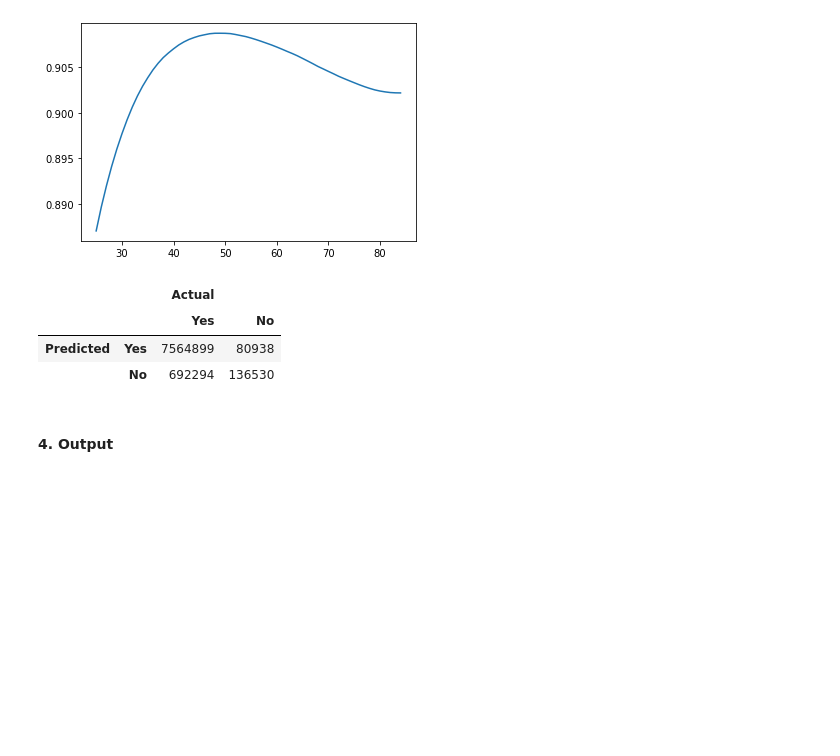
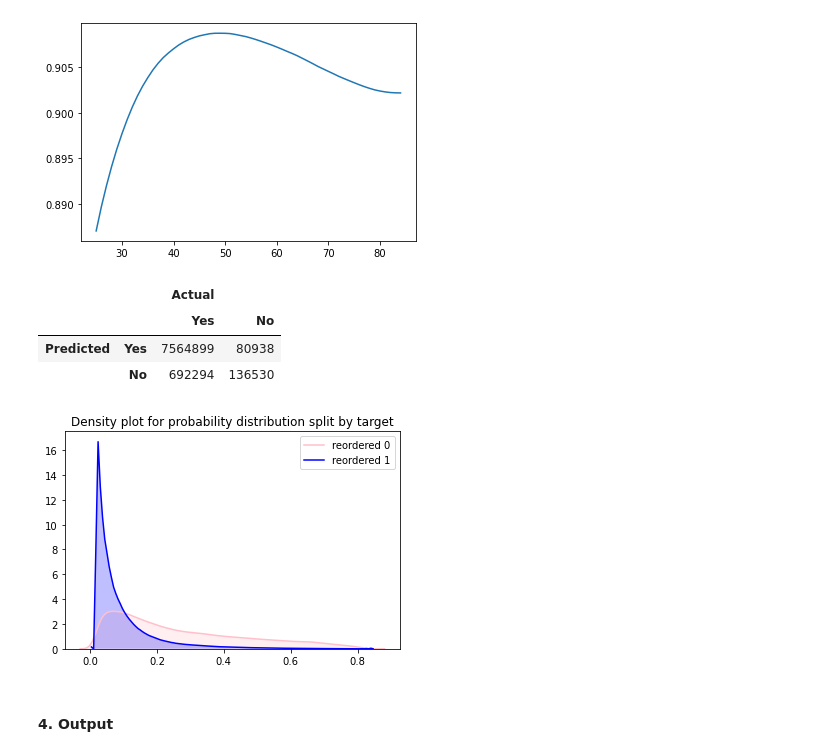
Before and after one commit to SebastienW71/customerAnalysis, a Jupyter notebook: Customer_data_prediction.ipynb, the cells around one changed output. Cells and saved outputs as stored; diff of their text form; code cells hidden in the pictures; blank space fills up the shorter version.

```diff
--- a/Customer_data_prediction.ipynb
+++ b/Customer_data_prediction.ipynb
@@ -335,3 +336,21 @@ cm
 |  |  | Yes | No |
 | Predicted | Yes | 7564899 | 80938 |
 |  | No | 692294 | 136530 |
+# %%
+# distribution plot split by target variable
+
+predicted_proba = xg_2.predict(Dtrain)
+dist_df = pd.DataFrame({
+    'target': y_train,
+    'prob': predicted_proba
+})
+
+sns.kdeplot(dist_df['prob'][dist_df['target'] == 1], color = 'pink', shade = True)
+sns.kdeplot(dist_df['prob'][dist_df['target'] == 0], color = 'blue', shade = True)
+
+plt.legend(['reordered 0', 'reordered 1'])
+plt.title('Density plot for probability distribution split by target')
+ax.set(xlabel = 'Probability')
+plt.show()
+# %% [output]
+[figure, added]
```
Also changed, not shown: parts of 3 cells of this notebook.
